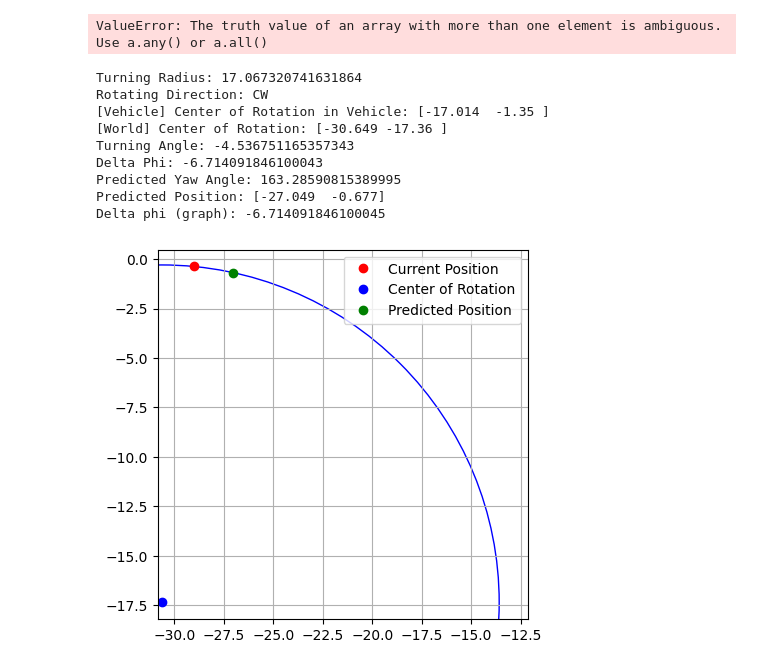
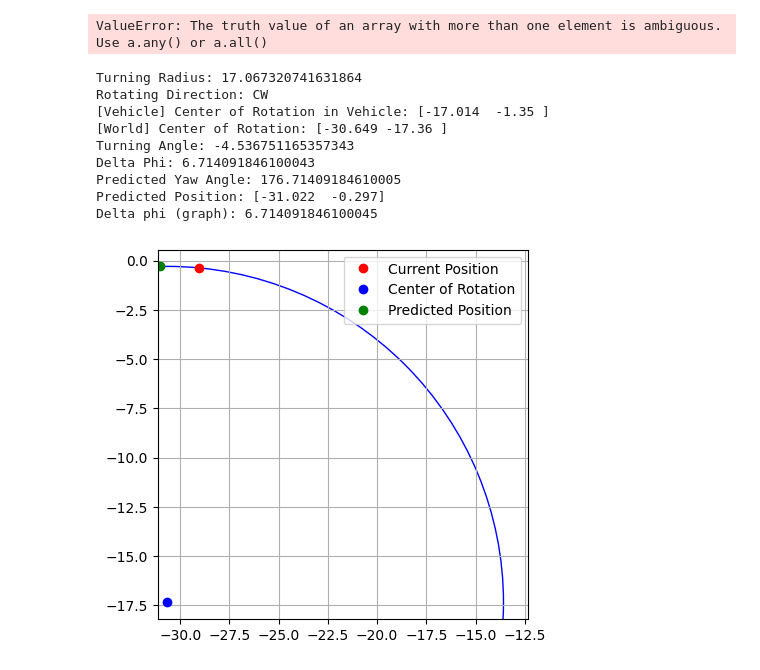
Before and after one commit to chanyca/DReyeVR, a Jupyter notebook: PythonAPI/examples/HapticSharedControl/algorithm.ipynb, the cells around one changed output. Cells and saved outputs as stored; diff of their text form; code cells hidden in the pictures.

```diff
--- a/PythonAPI/examples/HapticSharedControl/algorithm.ipynb
+++ b/PythonAPI/examples/HapticSharedControl/algorithm.ipynb
@@ -454,36 +454,36 @@ def predict_position(current_position, current_yaw_angle_deg, vehicle_steering_a
     print("Delta phi (graph):", getAngle(current_position, center_of_rotation_with_world, predicted_position_in_world, degrees=True))
 
     return predicted_position_in_world, center_of_rotation_with_world
 
 
 position = [-29.02415039, -0.37066772]
 yaw = 170
 steering_angle = -10
-vel = -2
+vel = 2
 tp = 1
 
 position_next, cow = predict_position(position, yaw, steering_angle, vel=vel, tp=tp)
 
 plt.plot(position[0], position[1], "ro", label="Current Position")
 plt.plot(cow[0], cow[1], "bo", label="Center of Rotation")
 plt.plot(position_next[0], position_next[1], "go" , label="Predicted Position")
 circle = plt.Circle(
     cow, math.hypot(cow[0] - position[0], cow[1] - position[1]), color="b", fill=False
 )
 plt.gca().add_artist(circle)
 
 plt.grid()
 plt.legend()
 plt.axis("square")
 plt.show()
 # %% [output]
 Turning Radius: 17.067320741631864
 Rotating Direction: CW
 [Vehicle] Center of Rotation in Vehicle: [-17.014  -1.35 ]
 [World] Center of Rotation: [-30.649 -17.36 ]
 Turning Angle: -4.536751165357343
-Delta Phi: -6.714091846100043
-Predicted Yaw Angle: 163.28590815389995
-Predicted Position: [-27.049  -0.677]
-Delta phi (graph): -6.714091846100045
+Delta Phi: 6.714091846100043
+Predicted Yaw Angle: 176.71409184610005
+Predicted Position: [-31.022  -0.297]
+Delta phi (graph): 6.714091846100045
-[figure, old version]
+[figure, new version]
```
